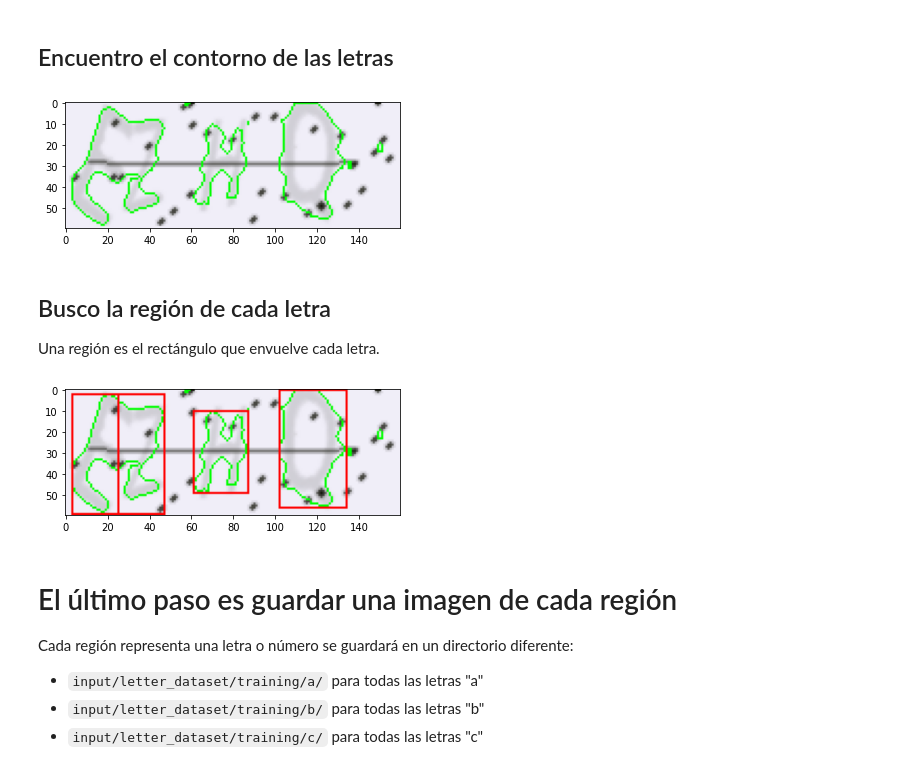
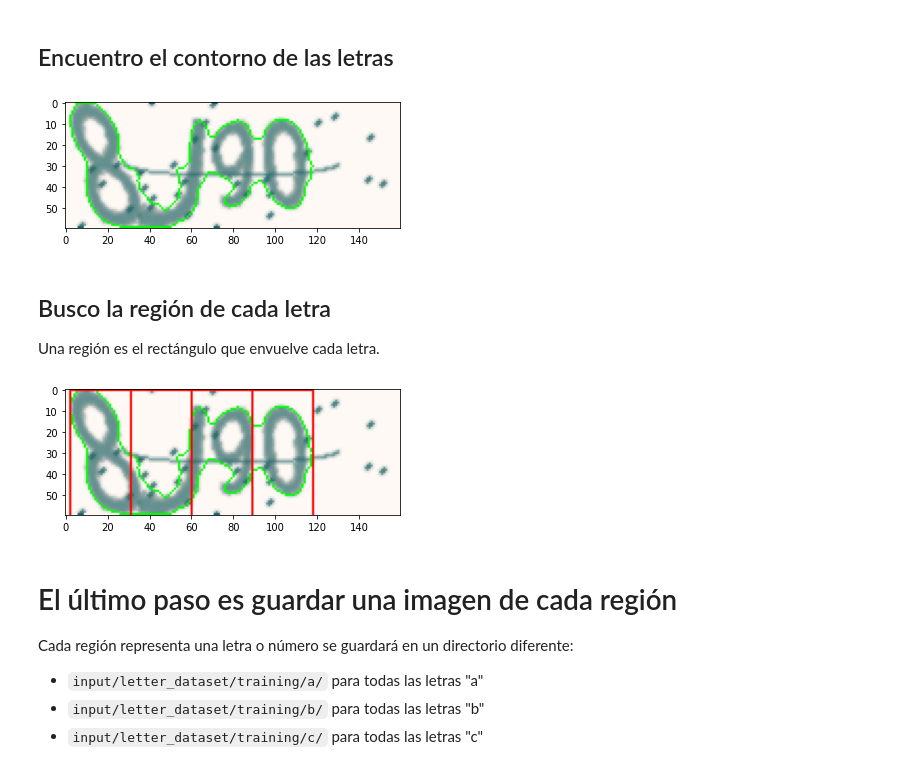
Before and after one commit to rfminguez/w8-proyecto_final-rompe_captcha, a Jupyter notebook: 01 - Creacion Dataset Letras.ipynb, the cells around one changed output. Cells and saved outputs as stored; diff of their text form; code cells hidden in the pictures.

Commit message:
pongo el while para extraer regiones si son menos de 4

```diff
--- a/01 - Creacion Dataset Letras.ipynb
+++ b/01 - Creacion Dataset Letras.ipynb
@@ -118,7 +122,8 @@ def save_letter_image(image, letter, counter, output_folder = 'input/letter_data
 # %%
 #captcha_image_filename = 'input/captchas_dataset/train_data/1BCS.png'
 #captcha_image_filename = 'input/captchas_dataset/train_data/DXOJ.png'
-captcha_image_filename = 'input/captchas_dataset/train_data/EZHQ.png'
+#captcha_image_filename = 'input/captchas_dataset/train_data/EZHQ.png'
+captcha_image_filename = 'input/captchas_dataset/train_data/8J90.png'
 
 image = get_image(captcha_image_filename)
 
@@ -236,26 +241,26 @@ test_image = image.copy()
 cv2.drawContours(test_image, contours, -1, (0,255,0), 1)
 show(test_image)
 # %% [output]
-[figure, old version]
+[figure, new version]
 # %% [markdown]
 ## Busco la región de cada letra
 Una región es el rectángulo que envuelve cada letra.
 # %%
 # Una región es el rectángulo que envuelve cada letra
 regions = get_regions(contours)
 
 # Estamos tratando captchas de 4 letras.
 # Si recibimos menos de 4 regiones seguramente se han juntado varias letras en una sola región que hay que dividir.
-if len(regions) < 4:
+while len(regions) < 4:
     largest_region = get_largest_region_by_area_size(regions)
     new_regions = divide_region_by_width(largest_region)
     regions += new_regions
     regions.remove(largest_region)
 
 # Muestro las regiones sobre la imagen:
 paint_regions(test_image, regions)
 # %% [output]
-[figure, old version]
+[figure, new version]
 # %% [markdown]
 # El último paso es guardar una imagen de cada región
 Cada región representa una letra o número se guardará en un directorio diferente:
```
Also changed, not shown: parts of 11 cells of this notebook.
